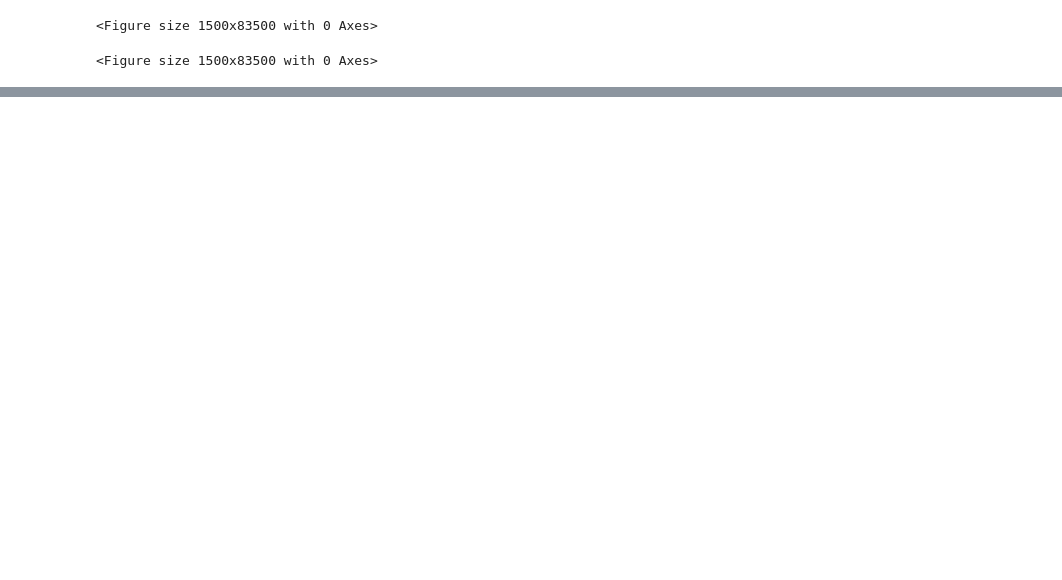
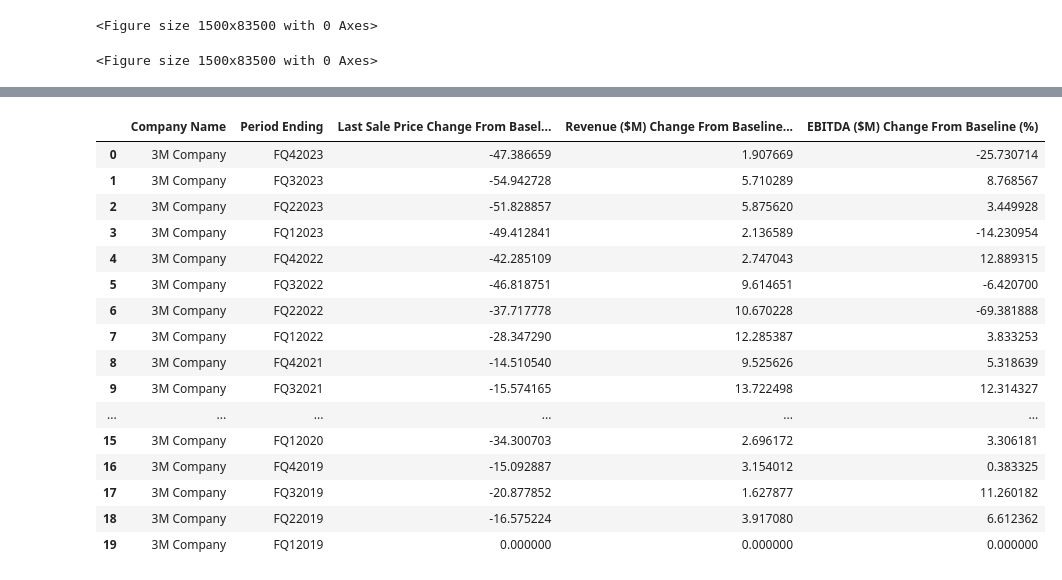
Before and after one commit to CarsonBoettinger/ST462StockAnalysis, a Jupyter notebook: StockAnalysis.ipynb, the cells around one changed output, grey strips where cells are left out. Saved outputs shown, nothing was run; the diff lists cells and outputs as text; code cells hidden in the pictures; blank space fills up the shorter version.

```diff
--- a/StockAnalysis.ipynb
+++ b/StockAnalysis.ipynb
@@ -221,0 +247,46 @@ plt.show()
+# %%
+# Filter the DataFrame to get the baseline period for each company (assuming FQ1 2019 here)
+baseline_df = df[df['Period Ending'] == 'FQ12019']
+
+# Create a dictionary directly without setting the index, ensuring we're getting unique baseline values per company
+# This assumes 'Company Name' + 'Period Ending' uniquely identifies rows. If not, further refinement may be needed.
+baseline_values = {row['Company Name']: {'Last Sale Price': row['Last Sale Price'],
+                                         'Revenue ($M)': row['Revenue ($M)'],
+                                         'EBITDA ($M)': row['EBITDA ($M)']}
+                   for index, row in baseline_df.iterrows()}
+
+# Revised function to calculate percentage change, using the baseline_values dict
+def calculate_percentage_change(row, metric):
+    baseline_info = baseline_values.get(row['Company Name'], {})
+    baseline = baseline_info.get(metric, None)
+    if baseline is not None and baseline != 0:  # Check for non-zero baseline
+        current_value = row[metric]  # Assume row[metric] is already numeric due to prior pd.to_numeric conversion
+        return (current_value - baseline) / baseline * 100
+    return None
+
+# Apply the calculation
+for metric in ['Last Sale Price', 'Revenue ($M)', 'EBITDA ($M)']:
+    metric_column_name = f'{metric} Change From Baseline (%)'
+    df[metric_column_name] = df.apply(calculate_percentage_change, axis=1, args=(metric,))
+
+# Display the first 20 rows to verify the changes
+df[['Company Name', 'Period Ending', 'Last Sale Price Change From Baseline (%)',
+    'Revenue ($M) Change From Baseline (%)', 'EBITDA ($M) Change From Baseline (%)']].head(20)
+# %% [output]
+|  | Company Name | Period Ending | Last Sale Price Change From Basel... | Revenue ($M) Change From Baseline... | EBITDA ($M) Change From Baseline (%) |
+| 0 | 3M Company | FQ42023 | -47.386659 | 1.907669 | -25.730714 |
+| 1 | 3M Company | FQ32023 | -54.942728 | 5.710289 | 8.768567 |
+| 2 | 3M Company | FQ22023 | -51.828857 | 5.875620 | 3.449928 |
+| 3 | 3M Company | FQ12023 | -49.412841 | 2.136589 | -14.230954 |
+| 4 | 3M Company | FQ42022 | -42.285109 | 2.747043 | 12.889315 |
+| 5 | 3M Company | FQ32022 | -46.818751 | 9.614651 | -6.420700 |
+| 6 | 3M Company | FQ22022 | -37.717778 | 10.670228 | -69.381888 |
+| 7 | 3M Company | FQ12022 | -28.347290 | 12.285387 | 3.833253 |
+| 8 | 3M Company | FQ42021 | -14.510540 | 9.525626 | 5.318639 |
+| 9 | 3M Company | FQ32021 | -15.574165 | 13.722498 | 12.314327 |
+| ... | ... | ... | ... | ... | ... |
+| 15 | 3M Company | FQ12020 | -34.300703 | 2.696172 | 3.306181 |
+| 16 | 3M Company | FQ42019 | -15.092887 | 3.154012 | 0.383325 |
+| 17 | 3M Company | FQ32019 | -20.877852 | 1.627877 | 11.260182 |
+| 18 | 3M Company | FQ22019 | -16.575224 | 3.917080 | 6.612362 |
+| 19 | 3M Company | FQ12019 | 0.000000 | 0.000000 | 0.000000 |
```
Also changed, not shown: parts of 12 cells of this notebook.
